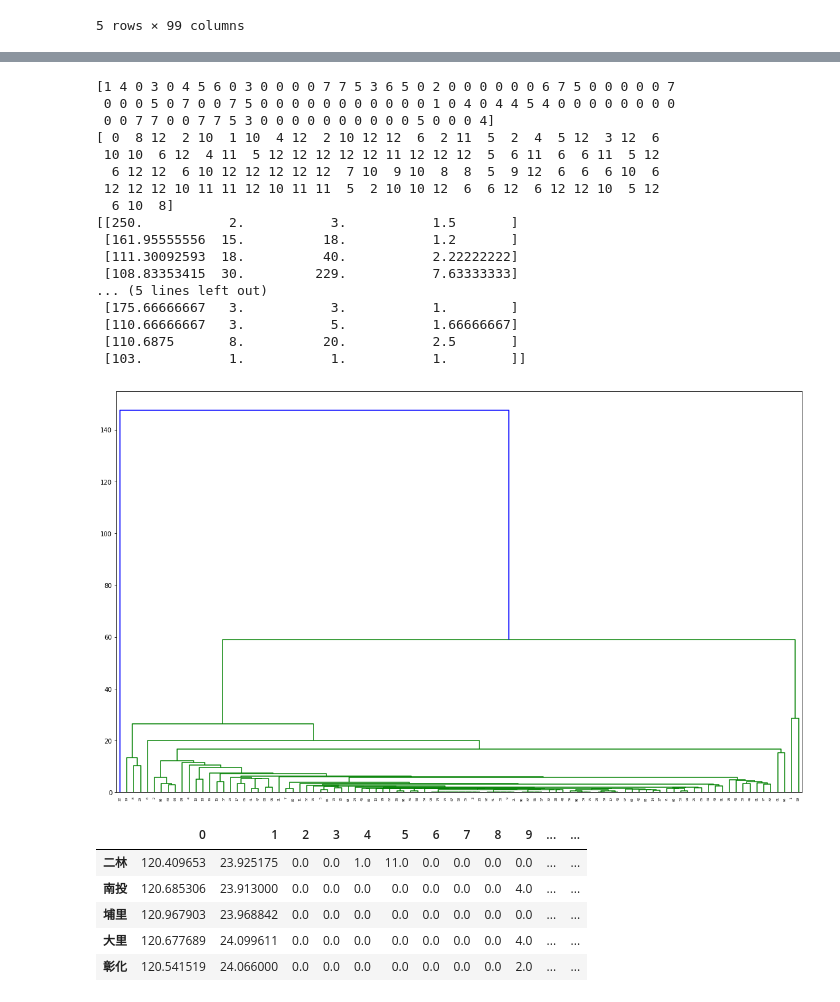
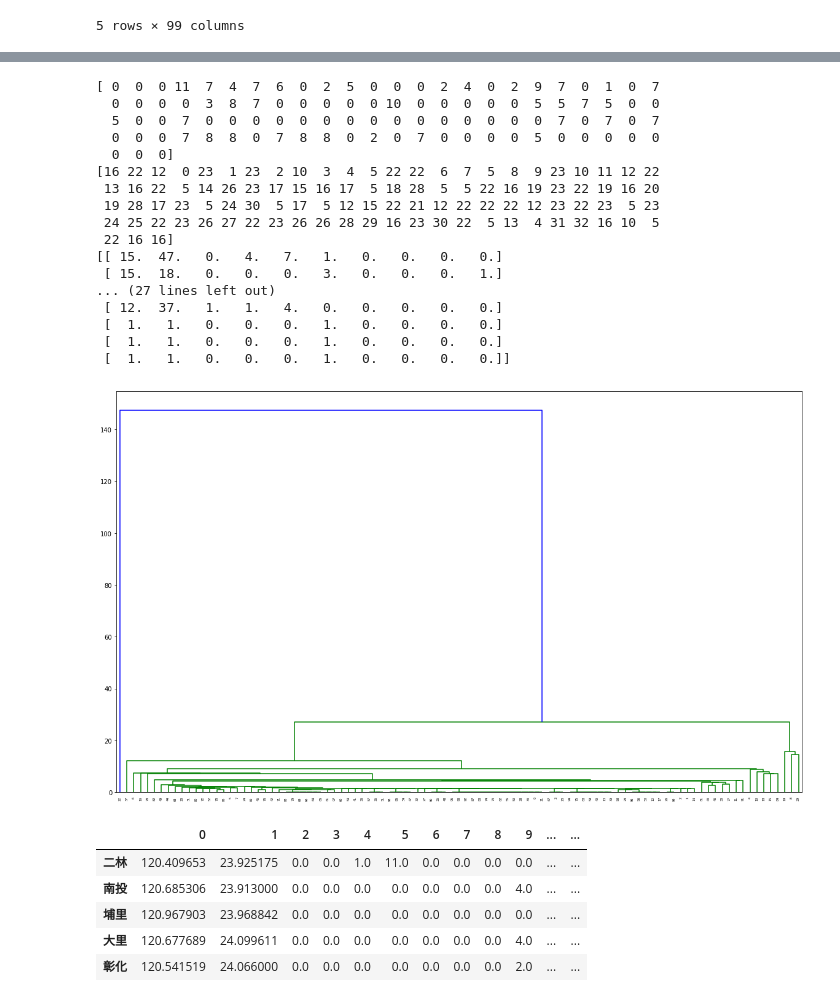
Before and after one commit to jerryjerry9/ce_2019, a Jupyter notebook: Untitled.ipynb, the cells around one changed output, grey strips where cells are left out. Saved outputs shown, nothing was run; the diff lists cells and outputs as text; code cells hidden in the pictures.

```diff
--- a/Untitled.ipynb
+++ b/Untitled.ipynb
@@ -49,6 +49,8 @@ test = np.zeros((4,99),dtype=float)
 test1 = np.zeros((99,4),dtype=float)
 test2 = np.zeros((99,4),dtype=float)
 test2_nonor = np.zeros((4,99),dtype=float)
+test2_nonor_region = np.zeros((10,99),dtype=float)
+test2_region = np.zeros((99,10),dtype=float)
 testcorr = np.zeros((99,6),dtype=float)
 for i  in range(0,99):
  test[0,i]=noravepm[i,0]
@@ -69,6 +71,13 @@ for i  in range(0,99):
  test2_nonor[1,i]=above100[i,2]
  test2_nonor[2,i]=above100[i,3]
  test2_nonor[3,i]=ave_sta[i,0]
+
+ #test2_nonor_region[0,i]=avepm[i,0]
+ test2_nonor_region[0,i]=above100[i,2]
+ test2_nonor_region[1,i]=above100[i,3]
+
+ test2_region[i,0]=above100[i,2]
+ test2_region[i,1]=above100[i,3]
 
  testcorr[i,0]=avepm[i,0]
  testcorr[i,1]=above100[i,2]
@@ -141,7 +150,7 @@ aaaaa.head()
 #sta = station['測站名稱']
 #lons = station['經度']
 #lats = station['緯度']
-finalar=station.loc[:,['測站名稱','經度','緯度']]
+finalar=station.loc[:,['測站名稱','經度','緯度','空品區']]
 #print(finalar)
 new = np.zeros((76,101),dtype=float)
 
@@ -161,3 +170,4 @@ for i in range(0,76):
      #print(aaaa)
      #print(stationname[i,])
      #print(outstation)
+print(new)
@@ -164,59 +243,62 @@ for i in range(0,76):
 # %%
-kmeans = KMeans(n_clusters=8, random_state=0).fit(test2_nonor.T)
+kmeans = KMeans(n_clusters=12, random_state=0).fit(test2_nonor_region.T)
 print(kmeans.labels_)
 #kmeans = KMeans(n_clusters=8, random_state=0).fit(test.T)
+#print(kmeans.labels_)
+
+#kmeans = KMeans(n_clusters=8, random_state=0).fit(test2_nonor.T)
 #print(kmeans.labels_)
 
 spc = SpectralClustering(n_clusters=5, assign_labels="discretize", random_state=0)
 spc.fit(test.T)
 #print(spc.labels_)
 
-apc = AffinityPropagation().fit(test2_nonor.T)
+apc = AffinityPropagation().fit(test2_nonor_region.T)
 #print(apc)
 print(apc.labels_)
 print(apc.cluster_centers_)
 #for i  in range(0,14):
 # print(testcorr[:,i])
 
 from sklearn.cluster import AgglomerativeClustering
 
 from scipy.cluster.hierarchy import dendrogram, linkage
-linked = linkage(test2, 'single')
+linked = linkage(test2_region, 'single')
 labelList = range(1, 100)
 
 plt.figure(figsize=(20, 12))
 dendrogram(linked,
             orientation='top',
             labels=labelList,
             distance_sort='descending',
             show_leaf_counts=True)
 plt.show()
 
 
 #apc_cor = AffinityPropagation(damping=0.9, affinity='precomputed', preference=0.1).fit(eventf.corr().fillna(0))
 #aaaaa=test[1:2,:].shape
 #print(aaaaa)
 #plt.scatter(testcorr[4,:],spc.labels_[:,],marker=(5, 2))
 #plt.show()
 # %% [output]
-[1 4 0 3 0 4 5 6 0 3 0 0 0 0 7 7 5 3 6 5 0 2 0 0 0 0 0 0 6 7 5 0 0 0 0 0 7
- 0 0 0 5 0 7 0 0 7 5 0 0 0 0 0 0 0 0 0 0 0 1 0 4 0 4 4 5 4 0 0 0 0 0 0 0 0
- 0 0 7 7 0 0 7 7 5 3 0 0 0 0 0 0 0 0 0 0 5 0 0 0 4]
-[ 0  8 12  2 10  1 10  4 12  2 10 12 12  6  2 11  5  2  4  5 12  3 12  6
- 10 10  6 12  4 11  5 12 12 12 12 12 11 12 12 12  5  6 11  6  6 11  5 12
-  6 12 12  6 10 12 12 12 12 12  7 10  9 10  8  8  5  9 12  6  6  6 10  6
- 12 12 12 10 11 11 12 10 11 11  5  2 10 10 12  6  6 12  6 12 12 10  5 12
-  6 10  8]
-[[250.           2.           3.           1.5       ]
- [161.95555556  15.          18.           1.2       ]
- [111.30092593  18.          40.           2.22222222]
- [108.83353415  30.         229.           7.63333333]
-... (5 lines left out)
- [175.66666667   3.           3.           1.        ]
- [110.66666667   3.           5.           1.66666667]
- [110.6875       8.          20.           2.5       ]
- [103.           1.           1.           1.        ]]
+[ 0  0  0 11  7  4  7  6  0  2  5  0  0  0  2  4  0  2  9  7  0  1  0  7
+  0  0  0  0  3  8  7  0  0  0  0  0 10  0  0  0  0  0  5  5  7  5  0  0
+  5  0  0  7  0  0  0  0  0  0  0  0  0  0  0  0  0  0  0  7  0  7  0  7
+  0  0  0  7  8  8  0  7  8  8  0  2  0  7  0  0  0  0  5  0  0  0  0  0
+  0  0  0]
+[16 22 12  0 23  1 23  2 10  3  4  5 22 22  6  7  5  8  9 23 10 11 12 22
+ 13 16 22  5 14 26 23 17 15 16 17  5 18 28  5  5 22 16 19 23 22 19 16 20
+ 19 28 17 23  5 24 30  5 17  5 12 15 22 21 12 22 22 22 12 23 22 23  5 23
+ 24 25 22 23 26 27 22 23 26 26 28 29 16 23 30 22  5 13  4 31 32 16 10  5
+ 22 16 16]
+[[ 15.  47.   0.   4.   7.   1.   0.   0.   0.   0.]
+ [ 15.  18.   0.   0.   0.   3.   0.   0.   0.   1.]
+... (27 lines left out)
+ [ 12.  37.   1.   1.   4.   0.   0.   0.   0.   0.]
+ [  1.   1.   0.   0.   0.   1.   0.   0.   0.   0.]
+ [  1.   1.   0.   0.   0.   1.   0.   0.   0.   0.]
+ [  1.   1.   0.   0.   0.   1.   0.   0.   0.   0.]]
-[figure, old version]
+[figure, new version]
 # %%
 latlonsta=pd.DataFrame(new,index=stationname,columns=range(0,101))
 
```
Also changed, not shown: parts of 6 cells of this notebook.
